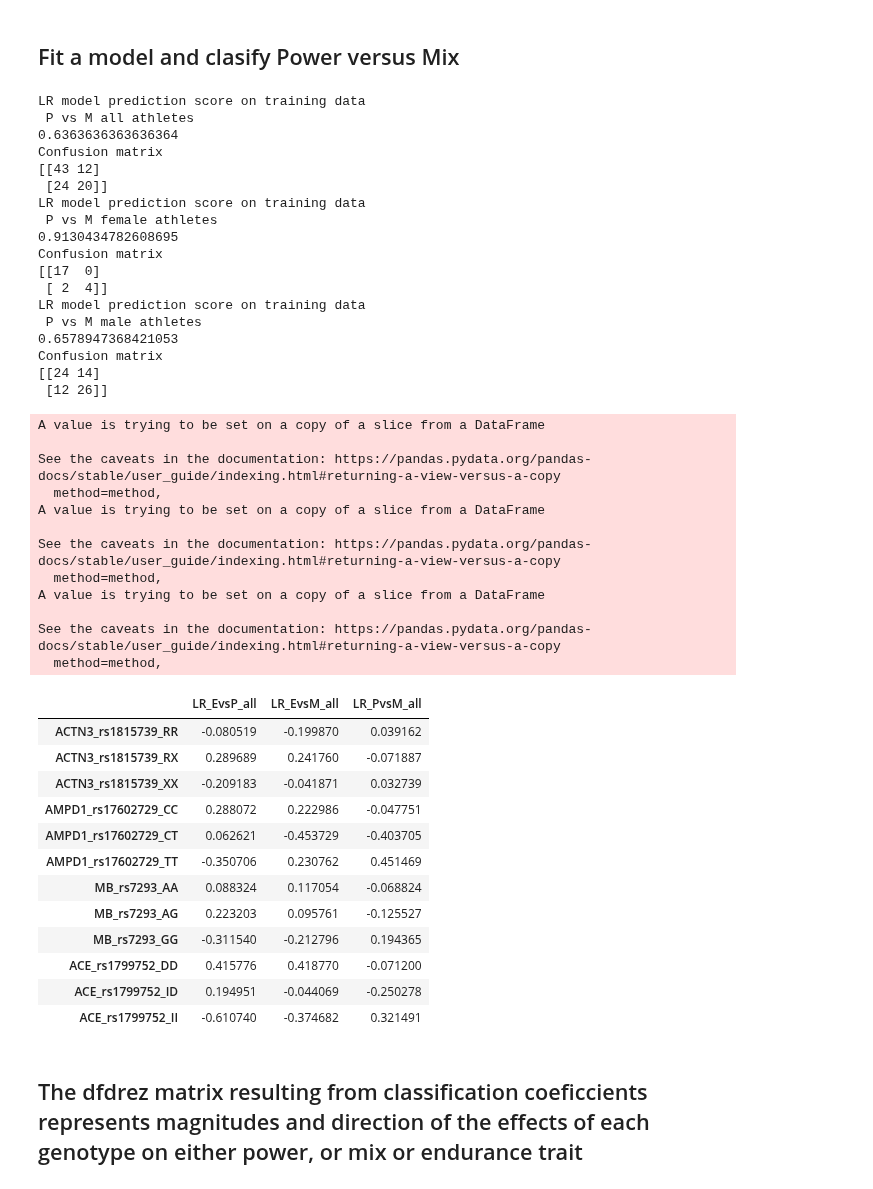
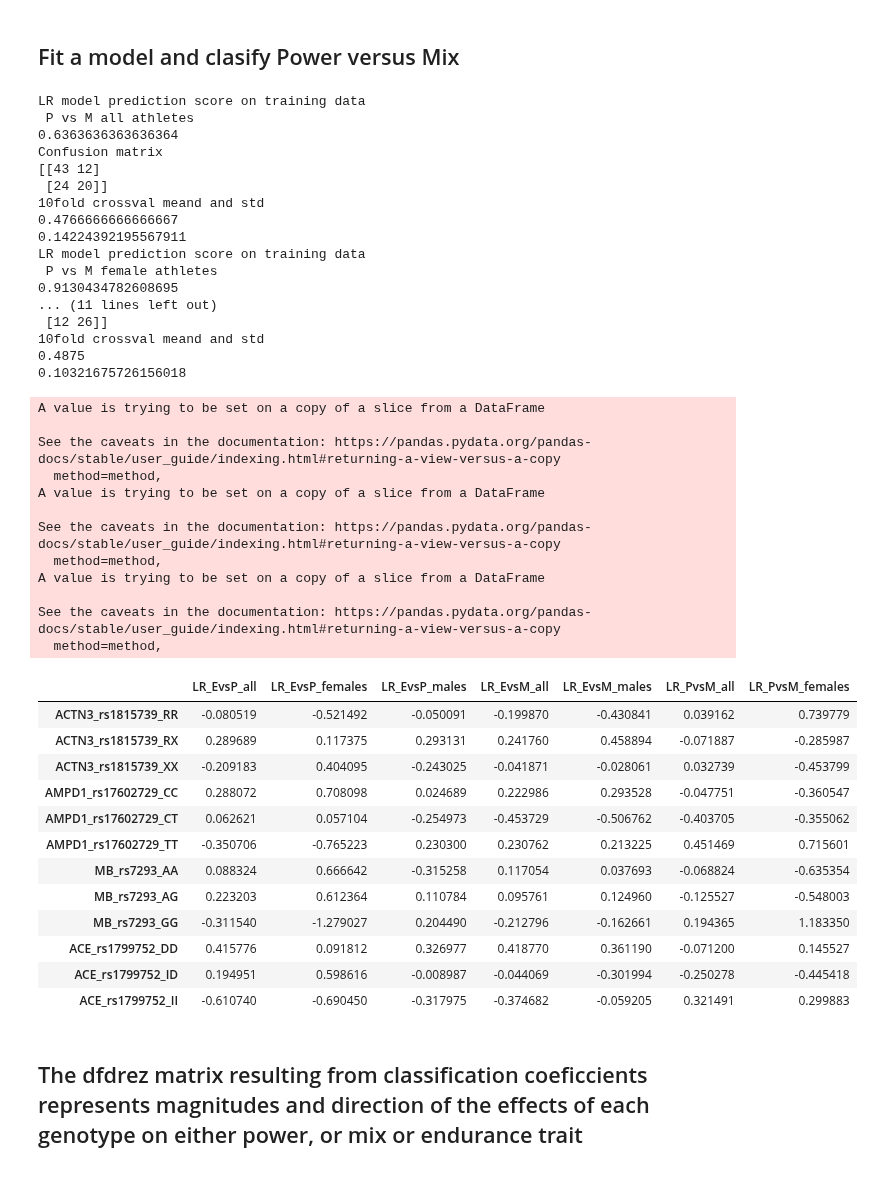
Before and after one commit to erinijapranckeviciene/ppolygenic, a Jupyter notebook: ppolygenic_working_draft.ipynb, the cells around one changed output. Cells and saved outputs as stored; diff of their text form; code cells hidden in the pictures.

```diff
--- a/ppolygenic_working_draft.ipynb
+++ b/ppolygenic_working_draft.ipynb
@@ -563,6 +549,10 @@ print(" E vs M all athletes")
 print(clf.score(X_train, y_train))
 print("Confusion matrix")
 print(confusion_matrix(y_train, y_pred))
+clfcv =  LogisticRegressionCV(cv=10, Cs=[1.0], random_state=0).fit(X_train, y_train)
+print("10fold crossval meand and std")
+print(np.mean(clfcv.scores_[1]) )
+print(np.std(clfcv.scores_[1]) )
 
 # Save data
 #dfdrez=pd.DataFrame(clf.coef_[0],columns=['LR_EvsP_all'], index=X_train.columns)
@@ -581,7 +571,12 @@ print(" E vs M female athletes")
 print(clf.score(X_train, y_train))
 print("Confusion matrix")
 print(confusion_matrix(y_train, y_pred))
+clfcv =  LogisticRegressionCV(cv=10, Cs=[1.0], random_state=0).fit(X_train, y_train)
+print("10fold crossval meand and std")
+print(np.mean(clfcv.scores_[1]) )
+print(np.std(clfcv.scores_[1]) )
 
+print(clf.coef_[0])
 #dfdrez['LR_EvsM_females']=clf.coef_[0]
 
 T=logreg_data(athletes=lt_athletes_data,gender='M',noclass='power',class1='endurance',class2='mix')
@@ -596,7 +591,11 @@ print(" E vs M male athletes")
 print(clf.score(X_train, y_train))
 print("Confusion matrix")
 print(confusion_matrix(y_train, y_pred))
+clfcv =  LogisticRegressionCV(cv=10, Cs=[1.0], random_state=0).fit(X_train, y_train)
+print("10fold crossval meand and std")
+print(np.mean(clfcv.scores_[1]) )
+print(np.std(clfcv.scores_[1]) )
 
-#dfdrez['LR_EvsM_males']=clf.coef_[0]
+dfdrez['LR_EvsM_males']=clf.coef_[0]
 dfdrez
 # %% [output]
@@ -658,6 +656,10 @@ print(" P vs M all athletes")
 print(clf.score(X_train, y_train))
 print("Confusion matrix")
 print(confusion_matrix(y_train, y_pred))
+clfcv =  LogisticRegressionCV(cv=10, Cs=[1.0], random_state=0).fit(X_train, y_train)
+print("10fold crossval meand and std")
+print(np.mean(clfcv.scores_[1]) )
+print(np.std(clfcv.scores_[1]) )
 
 # Save data
 #dfdrez=pd.DataFrame(clf.coef_[0],columns=['LR_EvsP_all'], index=X_train.columns)
@@ -676,8 +678,12 @@ print(" P vs M female athletes")
 print(clf.score(X_train, y_train))
 print("Confusion matrix")
 print(confusion_matrix(y_train, y_pred))
+clfcv =  LogisticRegressionCV(cv=10, Cs=[1.0], random_state=0).fit(X_train, y_train)
+print("10fold crossval meand and std")
+print(np.mean(clfcv.scores_[1]) )
+print(np.std(clfcv.scores_[1]) )
 
-#dfdrez['LR_PvsM_females']=clf.coef_[0]
+dfdrez['LR_PvsM_females']=clf.coef_[0]
 
 T=logreg_data(athletes=lt_athletes_data,gender='M',noclass='endurance',class1='power',class2='mix')
 X_train=T[0]
@@ -689,54 +695,58 @@ y_pred=clf.predict(X_train)
 print("LR model prediction score on training data")
 print(" P vs M male athletes")
 print(clf.score(X_train, y_train))
 print("Confusion matrix")
 print(confusion_matrix(y_train, y_pred))
+clfcv =  LogisticRegressionCV(cv=10, Cs=[1.0], random_state=0).fit(X_train, y_train)
+print("10fold crossval meand and std")
+print(np.mean(clfcv.scores_[1]) )
+print(np.std(clfcv.scores_[1]) )
 
 #dfdrez['LR_PvsM_males']=clf.coef_[0]
+dfdrez
 # %% [output]
 LR model prediction score on training data
  P vs M all athletes
 0.6363636363636364
 Confusion matrix
 [[43 12]
  [24 20]]
+10fold crossval meand and std
+0.4766666666666667
+0.14224392195567911
 LR model prediction score on training data
  P vs M female athletes
 0.9130434782608695
-Confusion matrix
-[[17  0]
- [ 2  4]]
-LR model prediction score on training data
- P vs M male athletes
-0.6578947368421053
-Confusion matrix
-[[24 14]
+... (11 lines left out)
  [12 26]]
+10fold crossval meand and std
+0.4875
+0.10321675726156018
 A value is trying to be set on a copy of a slice from a DataFrame
 
 See the caveats in the documentation: https://pandas.pydata.org/pandas-docs/stable/user_guide/indexing.html#returning-a-view-versus-a-copy
   method=method,
 A value is trying to be set on a copy of a slice from a DataFrame
 
 See the caveats in the documentation: https://pandas.pydata.org/pandas-docs/stable/user_guide/indexing.html#returning-a-view-versus-a-copy
   method=method,
 A value is trying to be set on a copy of a slice from a DataFrame
 
 See the caveats in the documentation: https://pandas.pydata.org/pandas-docs/stable/user_guide/indexing.html#returning-a-view-versus-a-copy
   method=method,
-|  | LR_EvsP_all | LR_EvsM_all | LR_PvsM_all |
-| ACTN3_rs1815739_RR | -0.080519 | -0.199870 | 0.039162 |
-| ACTN3_rs1815739_RX | 0.289689 | 0.241760 | -0.071887 |
-| ACTN3_rs1815739_XX | -0.209183 | -0.041871 | 0.032739 |
-| AMPD1_rs17602729_CC | 0.288072 | 0.222986 | -0.047751 |
-| AMPD1_rs17602729_CT | 0.062621 | -0.453729 | -0.403705 |
-| AMPD1_rs17602729_TT | -0.350706 | 0.230762 | 0.451469 |
-| MB_rs7293_AA | 0.088324 | 0.117054 | -0.068824 |
-| MB_rs7293_AG | 0.223203 | 0.095761 | -0.125527 |
-| MB_rs7293_GG | -0.311540 | -0.212796 | 0.194365 |
-| ACE_rs1799752_DD | 0.415776 | 0.418770 | -0.071200 |
-| ACE_rs1799752_ID | 0.194951 | -0.044069 | -0.250278 |
-| ACE_rs1799752_II | -0.610740 | -0.374682 | 0.321491 |
+|  | LR_EvsP_all | LR_EvsP_females | LR_EvsP_males | LR_EvsM_all | LR_EvsM_males | LR_PvsM_all | LR_PvsM_females |
+| ACTN3_rs1815739_RR | -0.080519 | -0.521492 | -0.050091 | -0.199870 | -0.430841 | 0.039162 | 0.739779 |
+| ACTN3_rs1815739_RX | 0.289689 | 0.117375 | 0.293131 | 0.241760 | 0.458894 | -0.071887 | -0.285987 |
+| ACTN3_rs1815739_XX | -0.209183 | 0.404095 | -0.243025 | -0.041871 | -0.028061 | 0.032739 | -0.453799 |
+| AMPD1_rs17602729_CC | 0.288072 | 0.708098 | 0.024689 | 0.222986 | 0.293528 | -0.047751 | -0.360547 |
+| AMPD1_rs17602729_CT | 0.062621 | 0.057104 | -0.254973 | -0.453729 | -0.506762 | -0.403705 | -0.355062 |
+| AMPD1_rs17602729_TT | -0.350706 | -0.765223 | 0.230300 | 0.230762 | 0.213225 | 0.451469 | 0.715601 |
+| MB_rs7293_AA | 0.088324 | 0.666642 | -0.315258 | 0.117054 | 0.037693 | -0.068824 | -0.635354 |
+| MB_rs7293_AG | 0.223203 | 0.612364 | 0.110784 | 0.095761 | 0.124960 | -0.125527 | -0.548003 |
+| MB_rs7293_GG | -0.311540 | -1.279027 | 0.204490 | -0.212796 | -0.162661 | 0.194365 | 1.183350 |
+| ACE_rs1799752_DD | 0.415776 | 0.091812 | 0.326977 | 0.418770 | 0.361190 | -0.071200 | 0.145527 |
+| ACE_rs1799752_ID | 0.194951 | 0.598616 | -0.008987 | -0.044069 | -0.301994 | -0.250278 | -0.445418 |
+| ACE_rs1799752_II | -0.610740 | -0.690450 | -0.317975 | -0.374682 | -0.059205 | 0.321491 | 0.299883 |
 # %% [markdown]
 ## The dfdrez matrix resulting from classification coeficcients represents magnitudes and direction of the effects of each genotype on either power, or mix or endurance trait
 # %%
```
Also changed, not shown: parts of 4 cells of this notebook.
